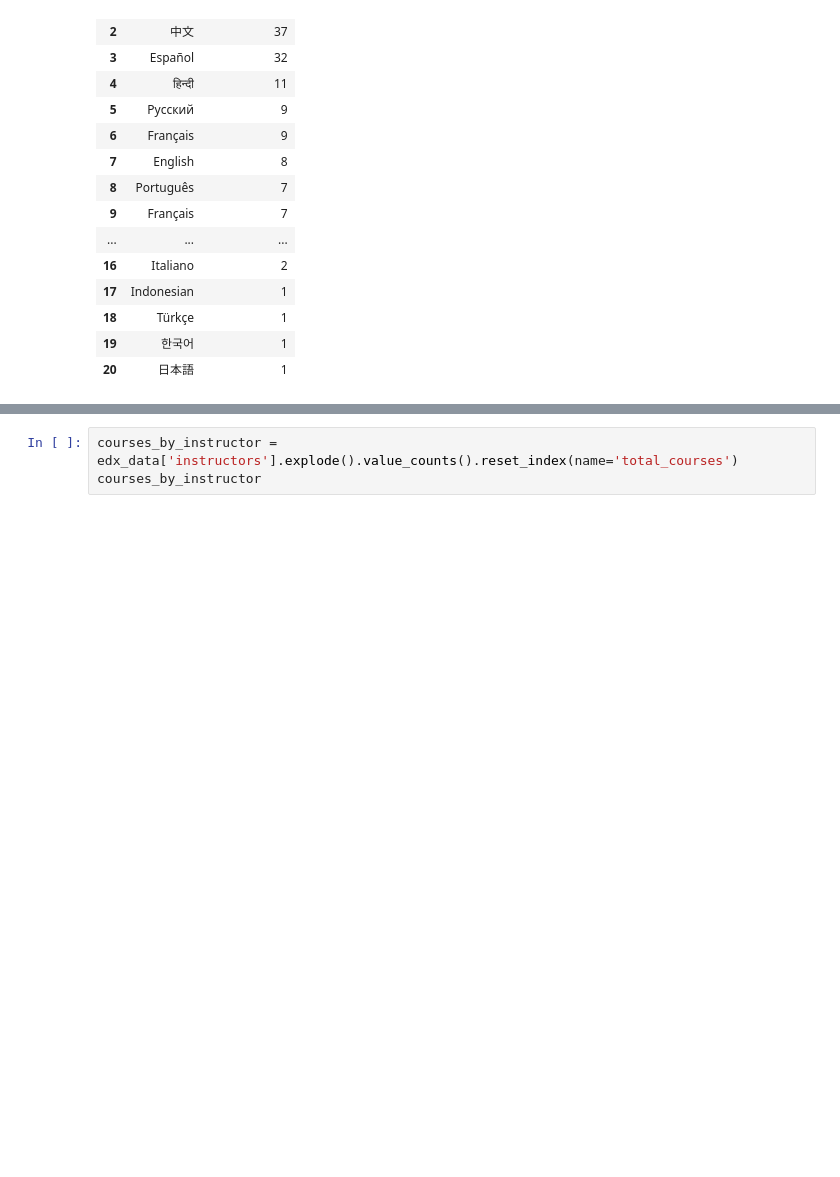
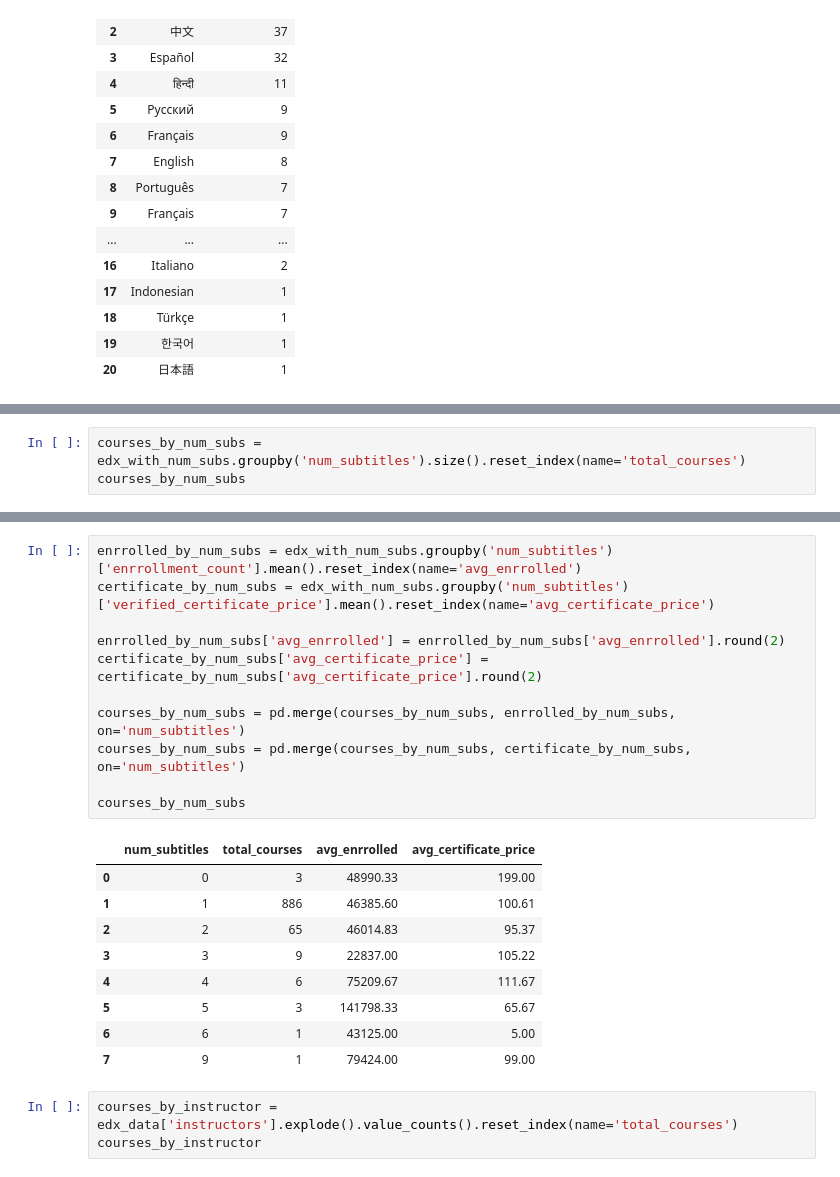
Before and after one commit to HolyGrace/MOOCalytics, a Jupyter notebook: notebooks/EDA.ipynb, the cells around one changed output, grey strips where cells are left out. Drawn from its saved outputs; the diff is of its cells as text; blank space fills up the shorter version.

```diff
--- a/notebooks/EDA.ipynb
+++ b/notebooks/EDA.ipynb
@@ -908,0 +963,3 @@ sub_frequency['subtitles'][3]
+# %%
+courses_by_num_subs = edx_with_num_subs.groupby('num_subtitles').size().reset_index(name='total_courses')
+courses_by_num_subs
@@ -909,3 +976,24 @@ sub_frequency['subtitles'][3]
+# %%
+enrrolled_by_num_subs = edx_with_num_subs.groupby('num_subtitles')['enrrollment_count'].mean().reset_index(name='avg_enrrolled')
+certificate_by_num_subs = edx_with_num_subs.groupby('num_subtitles')['verified_certificate_price'].mean().reset_index(name='avg_certificate_price')
+
+enrrolled_by_num_subs['avg_enrrolled'] = enrrolled_by_num_subs['avg_enrrolled'].round(2)
+certificate_by_num_subs['avg_certificate_price'] = certificate_by_num_subs['avg_certificate_price'].round(2)
+
+courses_by_num_subs = pd.merge(courses_by_num_subs, enrrolled_by_num_subs, on='num_subtitles')
+courses_by_num_subs = pd.merge(courses_by_num_subs, certificate_by_num_subs, on='num_subtitles')
+
+courses_by_num_subs
+# %% [output]
+|  | num_subtitles | total_courses | avg_enrrolled | avg_certificate_price |
+| 0 | 0 | 3 | 48990.33 | 199.00 |
+| 1 | 1 | 886 | 46385.60 | 100.61 |
+| 2 | 2 | 65 | 46014.83 | 95.37 |
+| 3 | 3 | 9 | 22837.00 | 105.22 |
+| 4 | 4 | 6 | 75209.67 | 111.67 |
+| 5 | 5 | 3 | 141798.33 | 65.67 |
+| 6 | 6 | 1 | 43125.00 | 5.00 |
+| 7 | 9 | 1 | 79424.00 | 99.00 |
 # %%
 courses_by_instructor = edx_data['instructors'].explode().value_counts().reset_index(name='total_courses')
 courses_by_instructor
```
Also changed, not shown: parts of 5 cells of this notebook.
